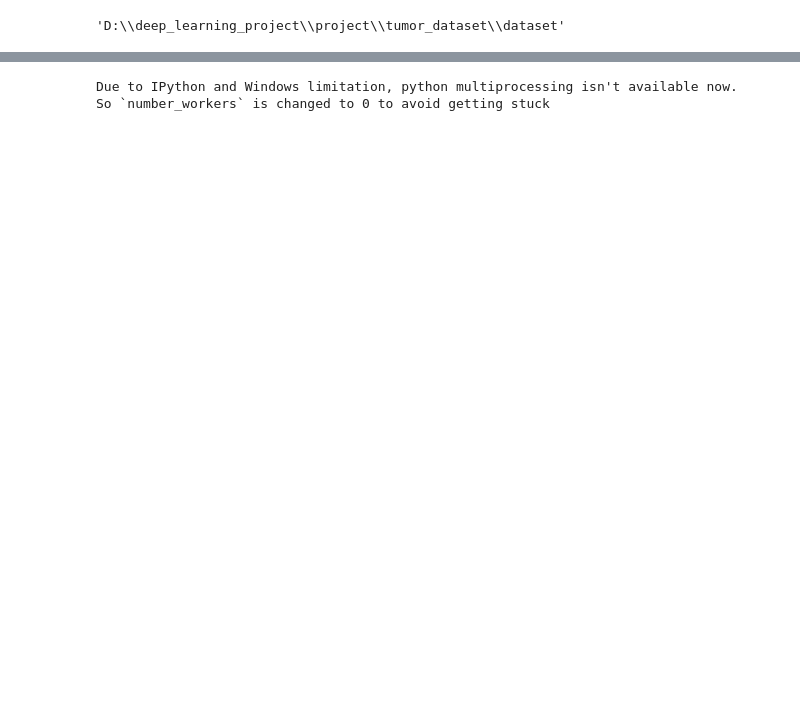
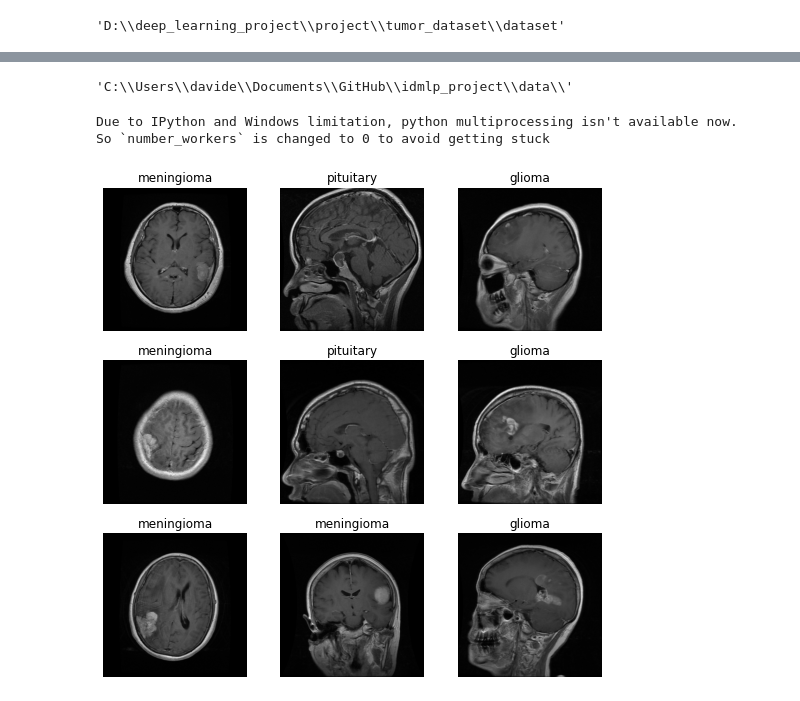
Before and after one commit to davide-aloi/idmlp_project, a Jupyter notebook: main.ipynb, the cells around one changed output, grey strips where cells are left out. Saved outputs shown, nothing was run; the diff lists cells and outputs as text; code cells hidden in the pictures; blank space fills up the shorter version.

```diff
--- a/main.ipynb
+++ b/main.ipynb
@@ -62,13 +59,18 @@ plt.show()
-# %%
-
-def pathology(x): return x[0].isupper()
-
-data = ImageDataLoaders.from_name_func(
-    path, get_image_files(path), valid_pct=0.2, seed=42,
-    label_func=pathology, item_tfms=Resize([600,600], method = 'Squish'), do_crop = False, padding_mode = 'zeros')
-# %% [output]
-Due to IPython and Windows limitation, python multiprocessing isn't available now.
-So `number_workers` is changed to 0 to avoid getting stuck
+# %%
+def pathology(x): return str(get_image_files(x)[0]).split('\\')[-2]
+path_images = os.path.join('C:\\Users\\davide\\Documents\\GitHub\\idmlp_project\\data\\')
+path_images
+# %% [output]
+'C:\\Users\\davide\\Documents\\GitHub\\idmlp_project\\data\\'
+# %%
+data = ImageDataLoaders.from_folder(path_images, valid_pct=0.2, size=224)
+# %% [output]
+Due to IPython and Windows limitation, python multiprocessing isn't available now.
+So `number_workers` is changed to 0 to avoid getting stuck
+# %%
+data.show_batch()
+# %% [output]
+[figure, added]
 # %%
 learn = cnn_learner(data, resnet34, metrics=error_rate)
 learn.fine_tune(1)
```
Also changed, not shown: parts of 7 cells of this notebook, 1 other file.
